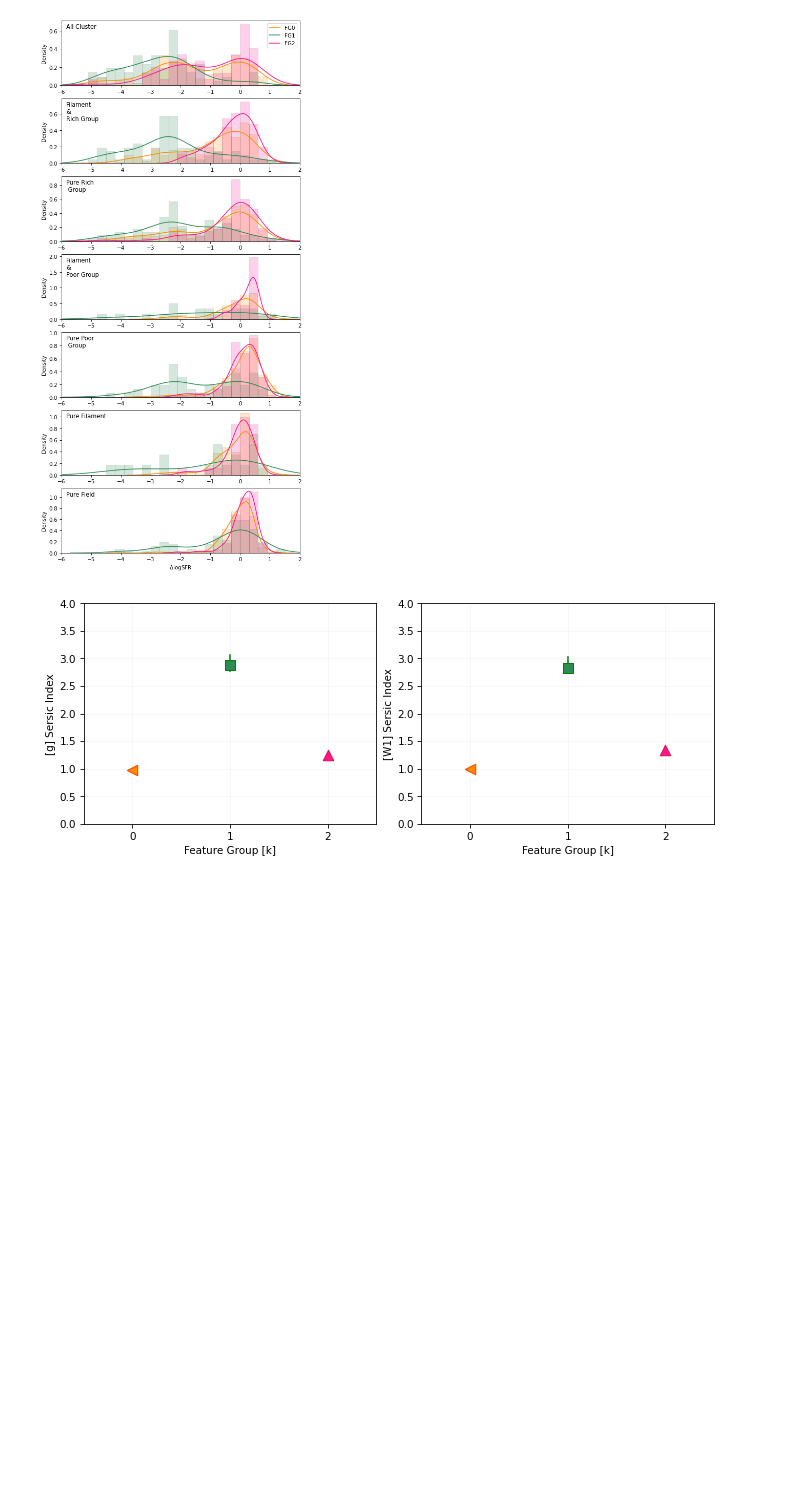
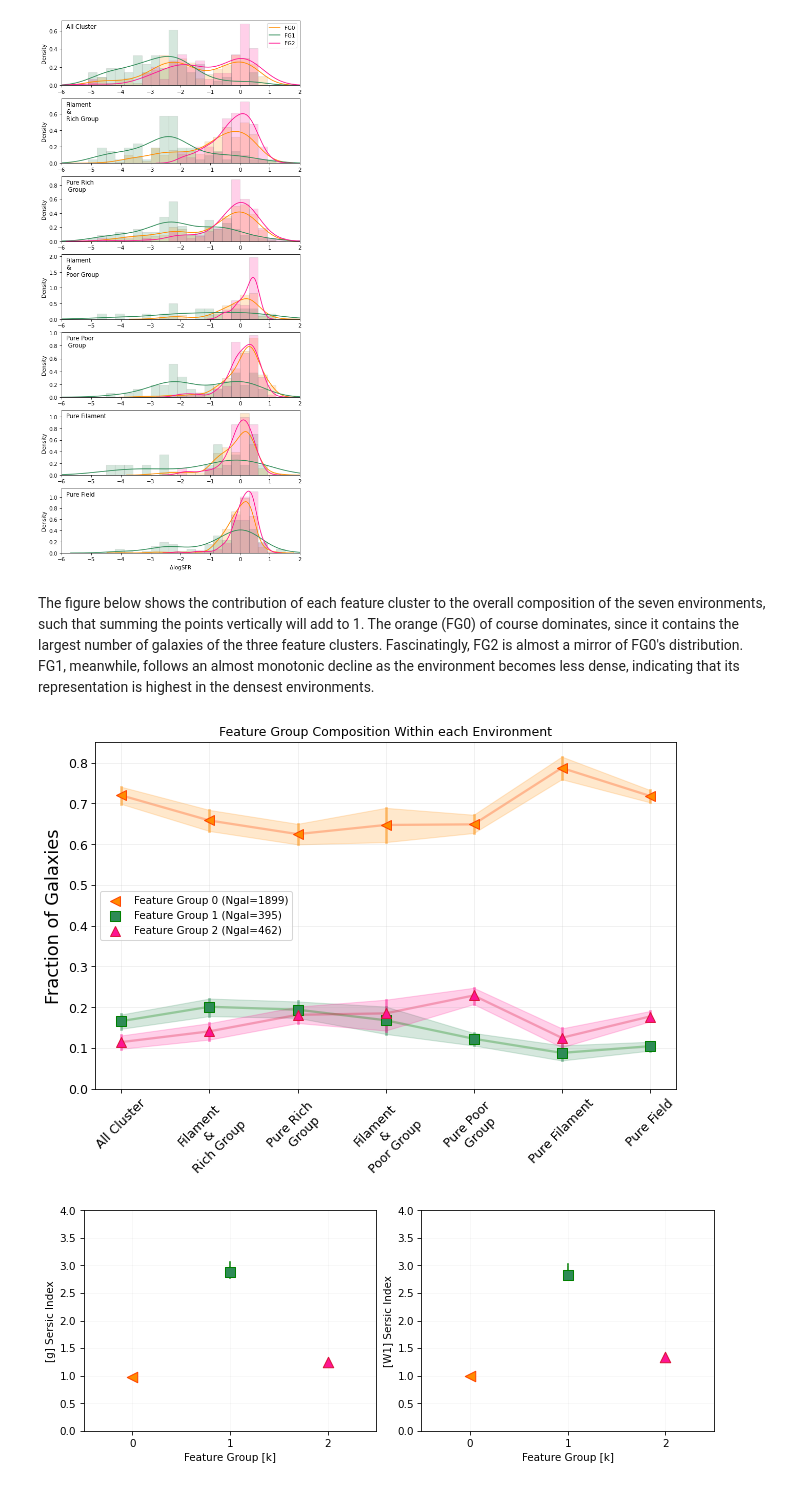
Before and after one commit to gammaspire/machine-learning, a Jupyter notebook: galaxy_feature_clustering/feature_clustering.ipynb, the cells around one changed output. Saved outputs shown, nothing was run; the diff lists cells and outputs as text; code cells hidden in the pictures; blank space fills up the shorter version.

```diff
--- a/galaxy_feature_clustering/feature_clustering.ipynb
+++ b/galaxy_feature_clustering/feature_clustering.ipynb
@@ -251,6 +262,12 @@ Next, I check how these galaxies
 plot_KDE_env(df,w1ser=False,dsfr=True,gser=False)
 # %% [output]
 [figure]
+# %% [markdown]
+The figure below shows the contribution of each feature cluster to the overall composition of the seven environments, such that summing the points vertically will add to 1. The orange (FG0) of course dominates, since it contains the largest number of galaxies of the three feature clusters. Fascinatingly, FG2 is almost a mirror of FG0's distribution. FG1, meanwhile, follows an almost monotonic decline as the environment becomes less dense, indicating that its representation is highest in the densest environments.
+# %%
+plot_env_fraction(df, main_only=False, envfrac=False, envcomp=True)
+# %% [output]
+[figure, added]
 # %%
 plot_median_nser_pop(df, 3)
 # %% [output]
```
Also changed, not shown: parts of 1 cell of this notebook.
